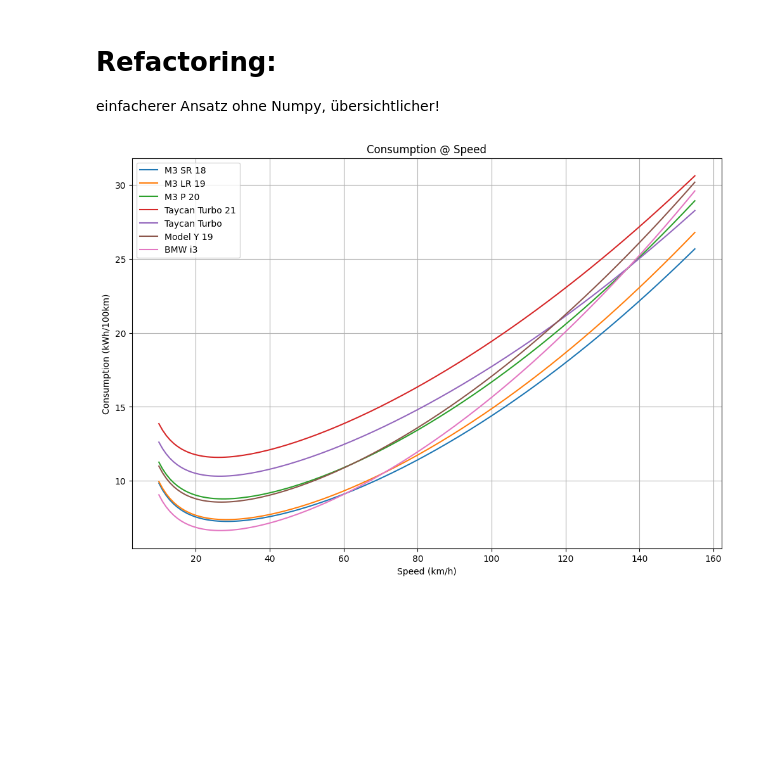
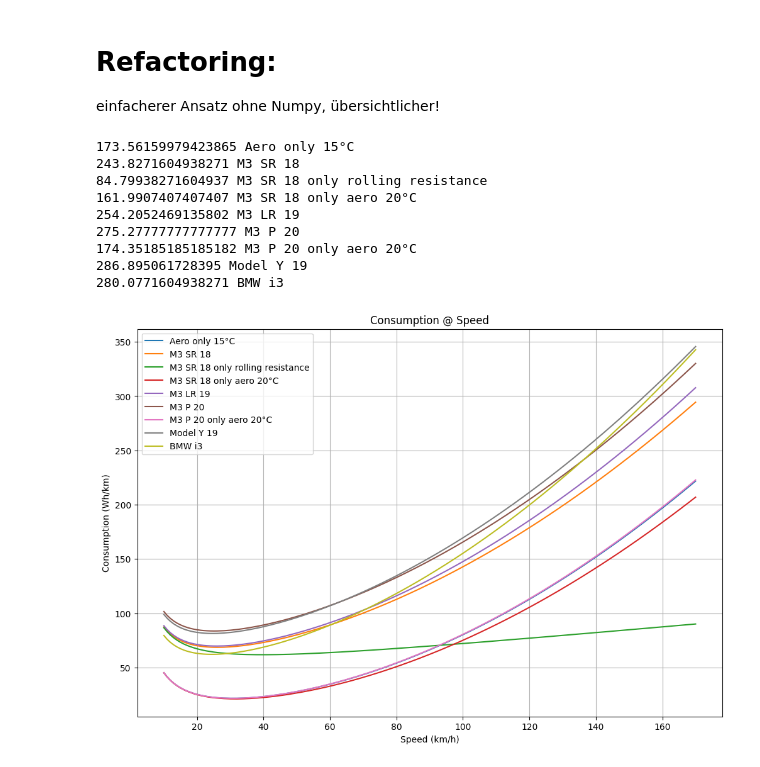
Before and after one commit to rs38/Jupyter-Stuff, a Jupyter notebook: fahrwiderstaende.ipynb, the cells around one changed output. Saved outputs shown, nothing was run; the diff lists cells and outputs as text; code cells hidden in the pictures; blank space fills up the shorter version.

Commit message:
add some aero calcs

```diff
--- a/fahrwiderstaende.ipynb
+++ b/fahrwiderstaende.ipynb
@@ -82,9 +82,18 @@ import matplotlib.pyplot as plt
 
 # Set the range of speeds to plot (in km/h)
 min_speed = 10
-max_speed = 155
+max_speed = 170
 speed_step = 1
 speeds = range(min_speed, max_speed + speed_step, speed_step)
+
+frontal_area = 2.258 # m^2
+drag_coefficient = 0.235
+air_density = 1.20 # kg/m^3
+
+# Calculate the air resistance force in N for each speed in km/h
+
+M3aero15C= [0,0,0.5 * drag_coefficient * frontal_area * air_density * (1/3.6)**2, "Aero only 15°C" ]
+#M3aero20C= [0,0,0.5 * 0.23 * frontal_area * air_density * (1/3.6)**2, "Aero only 15°C" ]
 
 
 def plot_consumption(F0, F1, F2, name):
@@ -93,48 +102,71 @@ def plot_consumption(F0, F1, F2, name):
     quadratic_coefficient = F2
 
     # Calculate the resitance force in N for each speed
-    forces = [constant_force + linear_coefficient * speed + quadratic_coefficient * speed ** 2 for speed in speeds]
+    forces = [constant_force + (linear_coefficient * speed) + (quadratic_coefficient * speed ** 2) for speed in speeds]
 
-    contant_power = 0.5 #kW
+    contant_power = 0.4 #kW
     # Calculate the power in kW for each speed with addional 0.5kW for the power electronics
     powers = [(force * (speed/3.6) / 1000) + contant_power for force, speed in zip(forces, speeds)]
 
     #apply the efficiency of 85%-90%
     powers = [power / 0.90 for power in powers]
 
-    consumptions = [100 * power / (speed)  for speed, power in zip(speeds, powers)]
+    consumptions = [1000 * power / (speed)  for speed, power in zip(speeds, powers)]
+   # find index of speeds where speed is 150
+    index = speeds.index(150)
+    print (consumptions[index], name)
+
 
     plt.plot(speeds,consumptions, label=name)
     plt.xlabel('Speed (km/h)')
-    plt.ylabel('Consumption (kWh/100km)')
+    plt.ylabel('Consumption (Wh/km)')
 
 
-M3sr18 = [127.6, 0.917, 0.02290, "M3 SR 18"]# Prüfmasse 1932kg
-M3lr19 = [131.6, 0.867, 0.02455, "M3 LR 19"]# Prüfmasse 1995kg
+M3sr18 = [127.6, 0.917, 0.02290, "M3 SR 18"] # Prüfmasse 1932kg
+mssr18roll = [127.6,0.917,0,"M3 SR 18 only rolling resistance"]
+mssr18raero = [0,0,0.02290,"M3 SR 18 only aero 20°C"]
+
+
+M3lr19 = [131.6, 0.867, 0.02455, "M3 LR 19"] # Prüfmasse 1995kg
 M3P20 = [172.2,1.032,0.02468, "M3 P 20"] # Prüfmasse 2003kg
-MY19 = [163.04,1.059,0.02658,"Model Y 19"] #2211kg 255er 19"
+m3p20Aero = [0,0,0.02468,"M3 P 20 only aero 20°C"]
+MY19 = [163.04,1.059,0.02658,"Model Y 19"] # 2211kg 255er 19"
 
 TaycanTurbo20 = [211,1.6,0.01851 , "Taycan Turbo"] # 2474 kg Turbo
 Taycan21 = [251.2,1.6,0.02000, "Taycan Turbo 21"] # 2496 kg Turbo JC22?
 
+plot_consumption(*M3aero15C)
+#plot_consumption(*M3aero20C)
 plot_consumption(*M3sr18)
+plot_consumption(*mssr18roll)
+plot_consumption(*mssr18raero)
 plot_consumption(*M3lr19)
 plot_consumption(*M3P20)
-plot_consumption(*Taycan21)
-plot_consumption(*TaycanTurbo20)
+plot_consumption(*m3p20Aero)
+# plot_consumption(*Taycan21)
+# plot_consumption(*TaycanTurbo20)
 
 plot_consumption(*MY19)
 
 F0 = 100.6
 F1 = 1.01
 F2 = 0.0287
 
 plot_consumption(F0, F1, F2, "BMW i3")
 
 plt.rcParams["figure.figsize"] = (12,8)
 plt.title('Consumption @ Speed')
 plt.grid(True)
 plt.legend()
 plt.show()
 # %% [output]
+173.56159979423865 Aero only 15°C
+243.8271604938271 M3 SR 18
+84.79938271604937 M3 SR 18 only rolling resistance
+161.9907407407407 M3 SR 18 only aero 20°C
+254.2052469135802 M3 LR 19
+275.27777777777777 M3 P 20
+174.35185185185182 M3 P 20 only aero 20°C
+286.895061728395 Model Y 19
+280.0771604938271 BMW i3
-[figure, old version]
+[figure, new version]
```
